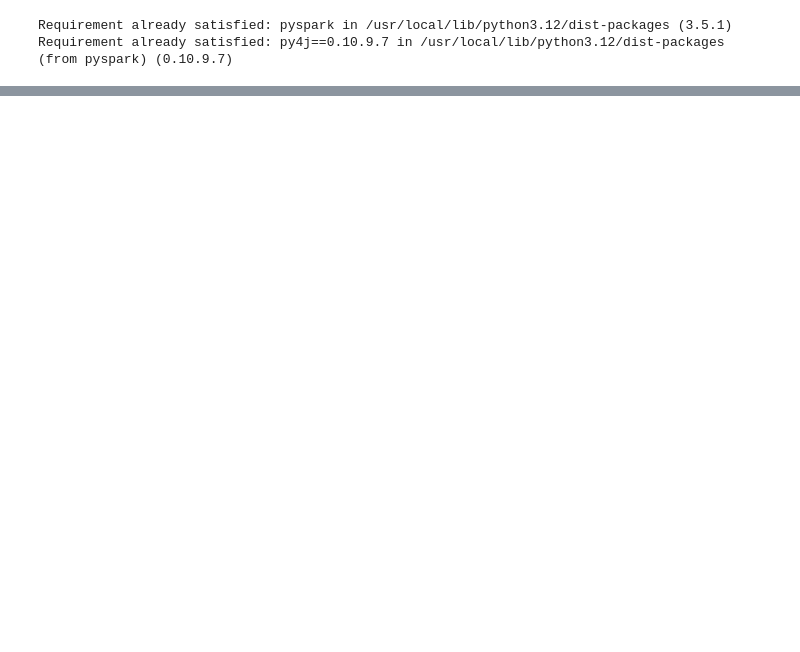
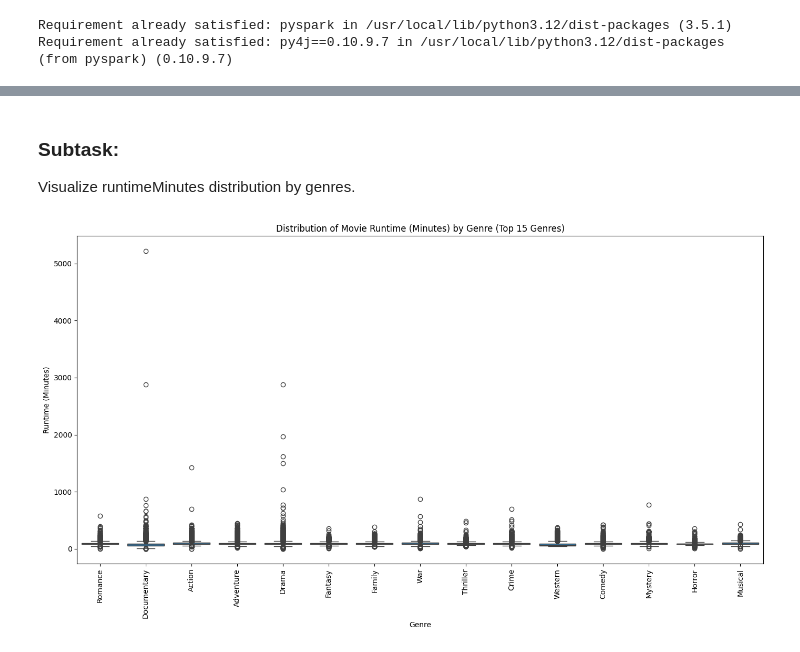
Before and after one commit to aditya27you/MEME, a Jupyter notebook: task1_movies_pyspark.ipynb, the cells around one changed output, grey strips where cells are left out. Saved outputs shown, nothing was run; the diff lists cells and outputs as text; code cells hidden in the pictures; blank space fills up the shorter version.

```diff
--- a/task1_movies_pyspark.ipynb
+++ b/task1_movies_pyspark.ipynb
@@ -15,0 +356,32 @@ spark = SparkSession.builder \
+# %% [markdown]
+### Subtask:
+Visualize runtimeMinutes distribution by genres.
+# %%
+import matplotlib.pyplot as plt
+import seaborn as sns
+import pandas as pd
+
+# Explode the genres column to have one row per genre per movie
+# First, handle potential None values in 'genres' before splitting
+movies_pandas_df['genres'] = movies_pandas_df['genres'].fillna('')
+genres_df = movies_pandas_df.assign(genres=movies_pandas_df['genres'].str.split(',')).explode('genres')
+
+# Remove empty strings that might result from splitting empty 'genres'
+genres_df = genres_df[genres_df['genres'] != ''].dropna(subset=['runtimeMinutes'])
+
+# For better visualization, let's select the top N genres based on frequency
+top_genres = genres_df['genres'].value_counts().nlargest(15).index
+genres_df_filtered = genres_df[genres_df['genres'].isin(top_genres)]
+
+
+# Create a box plot of runtimeMinutes by genre
+plt.figure(figsize=(14, 8))
+sns.boxplot(data=genres_df_filtered, x='genres', y='runtimeMinutes')
+plt.title('Distribution of Movie Runtime (Minutes) by Genre (Top 15 Genres)')
+plt.xlabel('Genre')
+plt.ylabel('Runtime (Minutes)')
+plt.xticks(rotation=90)
+plt.tight_layout()
+plt.show()
+# %% [output]
+[figure, added]
```
Also changed, not shown: parts of 25 cells of this notebook.
